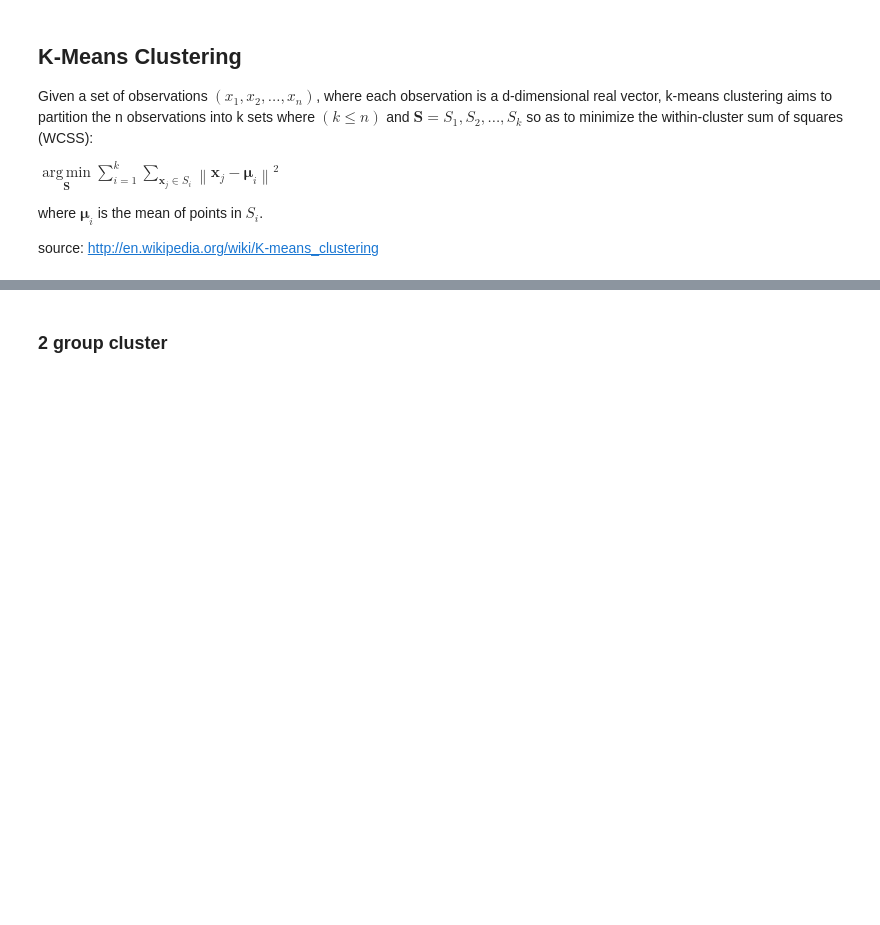
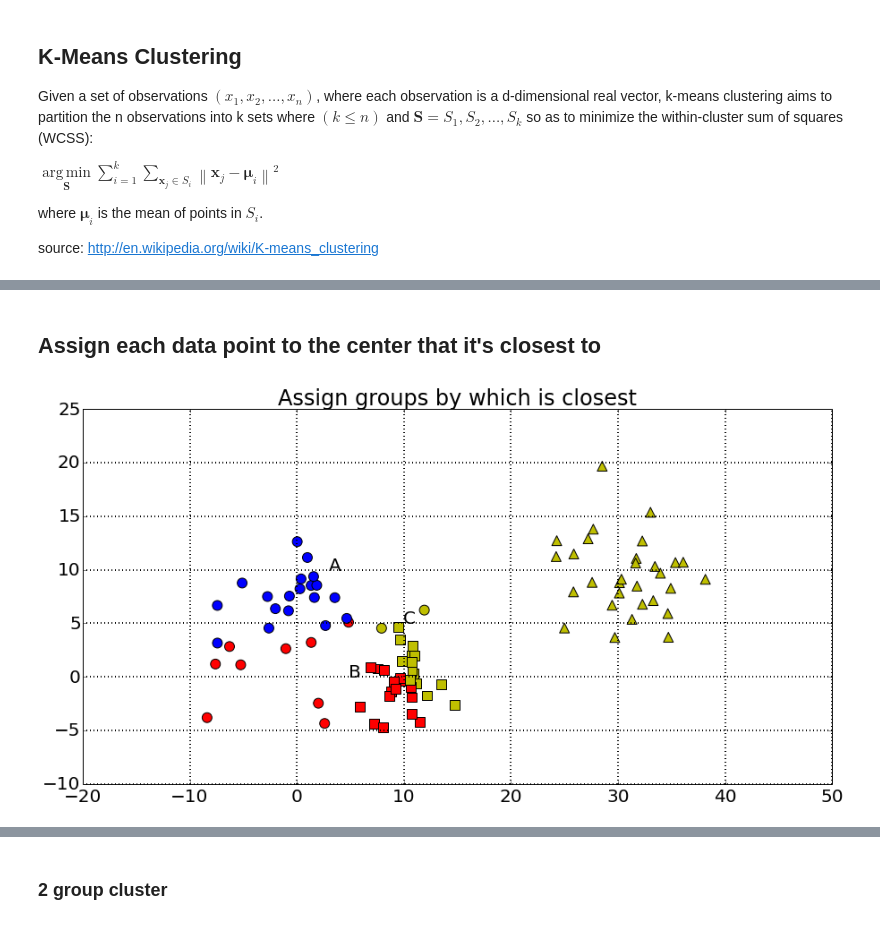
Before and after one commit to MathYourLife/lesson_analytics_101, a Jupyter notebook: notebooks/clustering.ipynb, the cells around one changed output, grey strips where cells are left out. Cells and saved outputs as stored; diff of their text form; code cells hidden in the pictures; blank space fills up the shorter version.

```diff
--- a/notebooks/clustering.ipynb
+++ b/notebooks/clustering.ipynb
@@ -116,0 +199,6 @@ source: http://en.wikipedia.org/wiki/K-means_clustering
+# %% [markdown]
+## Assign each data point to the center that it's closest to
+# %%
+scatter(pts, centers, title='Assign groups by which is closest', find_groups=True)
+# %% [output]
+[figure, added]
```
Also changed, not shown: parts of 13 cells of this notebook.
